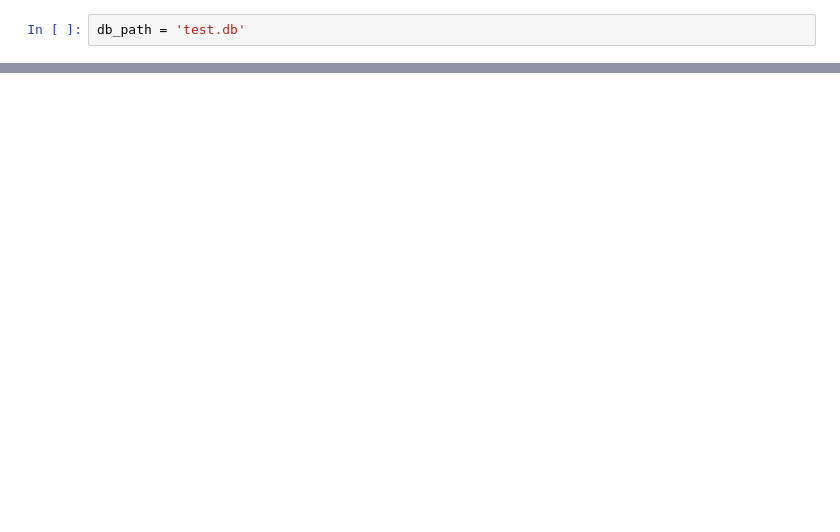
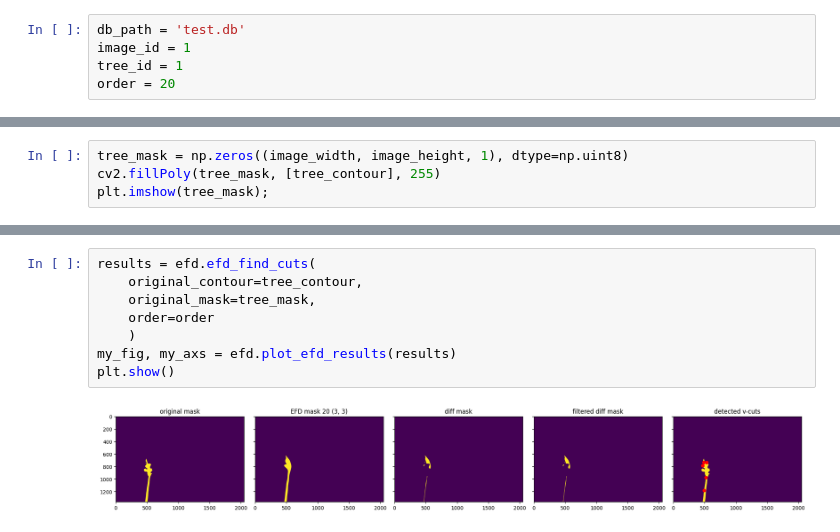
Before and after one commit to aubreymoore/CRB-2026-05-13, a Jupyter notebook: find_damage.ipynb, the cells around one changed output, grey strips where cells are left out. Drawn from its saved outputs; the diff is of its cells as text; blank space fills up the shorter version.

```diff
--- a/find_damage.ipynb
+++ b/find_damage.ipynb
@@ -10,5 +17,8 @@ import matplotlib.pyplot as plt
 # %%
 db_path = 'test.db'
+image_id = 1
+tree_id = 1
+order = 20
 # %%
 conn = sqlite3.connect(db_path)
 conn.enable_load_extension(True)
@@ -65,0 +44,4 @@ conn.close()
+# %%
+tree_mask = np.zeros((image_width, image_height, 1), dtype=np.uint8)
+cv2.fillPoly(tree_mask, [tree_contour], 255)
+plt.imshow(tree_mask);
@@ -65,0 +85,10 @@ conn.close()
+# %%
+results = efd.efd_find_cuts(
+    original_contour=tree_contour,
+    original_mask=tree_mask,
+    order=order
+    )
+my_fig, my_axs = efd.plot_efd_results(results)
+plt.show()
+# %% [output]
+[figure, added]
```
Also changed, not shown: parts of 25 cells of this notebook, 5 other files.
